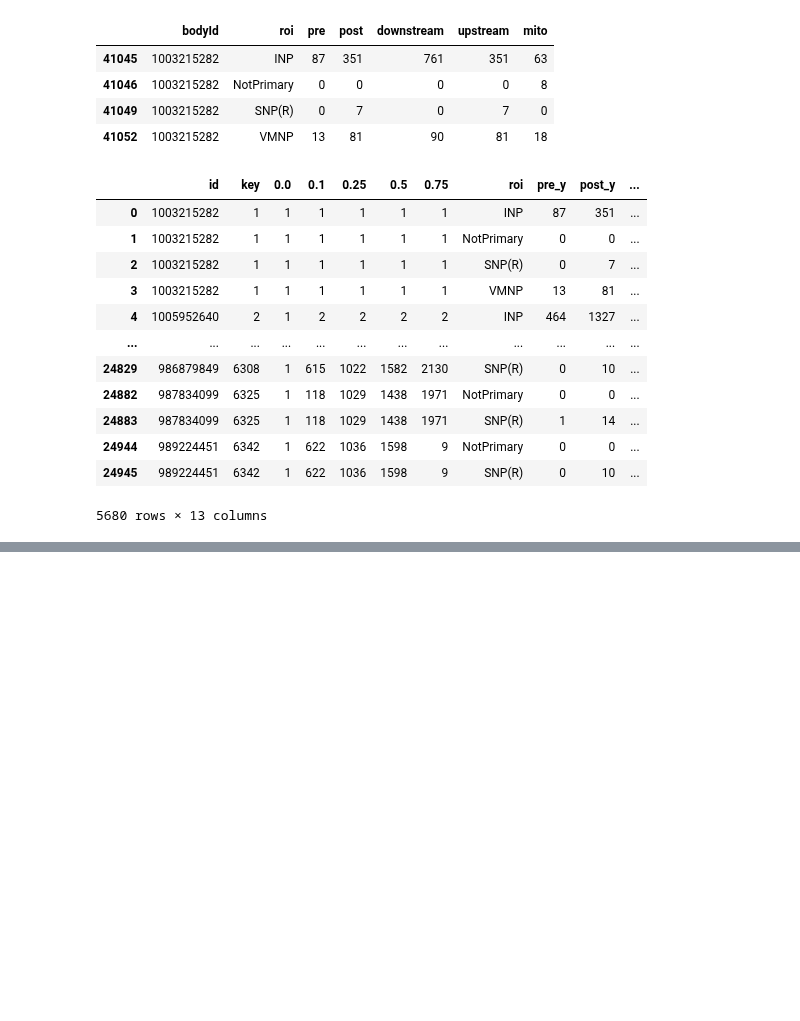
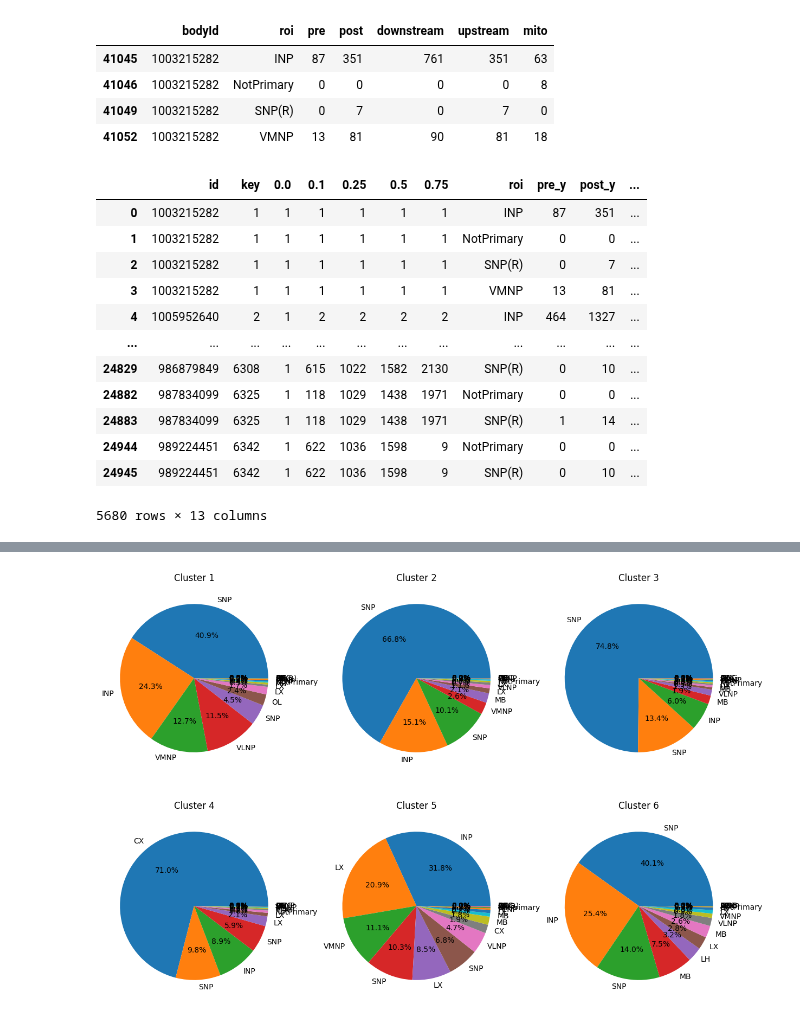
Before and after one commit to RhessaWL/flybrain-clustering, a Jupyter notebook: get_piechart.ipynb, the cells around one changed output, grey strips where cells are left out. Drawn from its saved outputs; the diff is of its cells as text; code cells hidden in the pictures; blank space fills up the shorter version.

```diff
--- a/get_piechart.ipynb
+++ b/get_piechart.ipynb
@@ -508,7 +513,7 @@ Text(0.5, 1.0, 'Cluster 1')
 # a roi_list to filter by, and return a pie chart
 
 # plot pie chart of roi data per cluster
-def pie_plotter(df, cluster_list, roi_to_use, column = 'total', weight_threshold = 1):
+def pie_plotter(df, cluster_list, roi_to_use, weight_threshold = 1):
     """ This function plots a pie chart of the roi data per cluster. You give it a basic dataframe with partition
     data and it will process the dataframe by fetching roi data from all bodyIds and appending that to the df you give it.
     From this, the function goes per cluster and groups the data by roi wile summming the downstream and upstream synapses
@@ -530,7 +535,7 @@ def pie_plotter(df, cluster_list, roi_to_use, column = 'total', weight_threshold
 
     # fetch neurons from neuprint for specific roi data
     log_msg("Fetching neurons from neuprint")
-    _, roi_df = fetch_neurons(NC(bodyId=ids))
+    _, roi = fetch_neurons(NC(bodyId=ids))
 
     # check that ids are the same (should be, but paranoia)
     log_msg("Checking that ids are the same")
@@ -539,17 +544,13 @@ def pie_plotter(df, cluster_list, roi_to_use, column = 'total', weight_threshold
     if diff.empty:
         log_msg("All bodyIds are the same!")
 
-    # Process fetched roi dataframe to include only rois in provided list
+    # Process fetched roi dataframe to include only rois in provided list (might not need this)
     log_msg("Processing roi_df to include only rois in given list")
-    roi_df_edit = roi_df[roi_df['roi'].isin(roi_to_use['roi'])]
+    roi_df_edit = roi[roi['roi'].isin(roi_to_use['L1'])]
+    roi_super_dict = roi_df.set_index('L1')['Super'].to_dict()
 
     # Merge cluster data and roi data
     full_roi = pd.merge(df, roi_df_edit, left_on='id', right_on='bodyId', how='inner')
-
-    # L and R data collapse steps
-    full_roi['roi'] = full_roi['roi'].str.replace(r'\(L\)', '', regex=True) # remove (L) from roi
-    full_roi['roi'] = full_roi['roi'].str.replace(r'\(R\)', '', regex=True) # remove (R) from roi
-    full_roi['roi'] = full_roi['roi'].str.replace(r'(+ACA)', '', regex=False) # remove (+ACA) from MB
 
     # Process data frame per cluster for pie chart
     fig, ax = plt.subplots(2, 3, figsize=(15, 10))
@@ -558,11 +559,18 @@ def pie_plotter(df, cluster_list, roi_to_use, column = 'total', weight_threshold
         roi_grouped = full_roi[full_roi['0.0'] == i].groupby('roi', as_index=False).agg({'downstream_y':'sum',
                                                                                          'upstream_y':'sum'})
 
+        # Assign preferred roi
+        roi_grouped['super'] = roi_grouped['roi'].map(roi_super_dict).fillna(roi_grouped['roi'])
+
         # Add downstream and upstream together to get total for each roi
         roi_total = roi_grouped.assign(total = roi_grouped['downstream_y'] + roi_grouped['upstream_y'])
 
         # Filter roi_total by weight_threshold and sort by total in descending order
         data = roi_total[roi_total['total'] > weight_threshold].sort_values(by='total', ascending=False)
         # plot pie chart by value counts without none
-        ax[int((i-1)/3), (i-1)%3].pie(data['total'], labels = data['roi'], autopct='%1.1f%%',radius=1, startangle=140)
+        ax[int((i-1)/3), (i-1)%3].pie(data['total'], labels = data['super'], autopct='%1.1f%%',radius=1, startangle=0)
         ax[int((i-1)/3), (i-1)%3].set_title('Cluster ' + str(i))
+# %%
+cluster_list = [1, 2, 3, 4, 5, 6]
+pie_plotter(full, cluster_list, roi_df)
+# %% [output]
@@ -568,0 +582 @@ def pie_plotter(df, cluster_list, roi_to_use, column = 'total', weight_threshold
+[figure, added]
```
Also changed, not shown: parts of 16 cells of this notebook, 4 other files.
